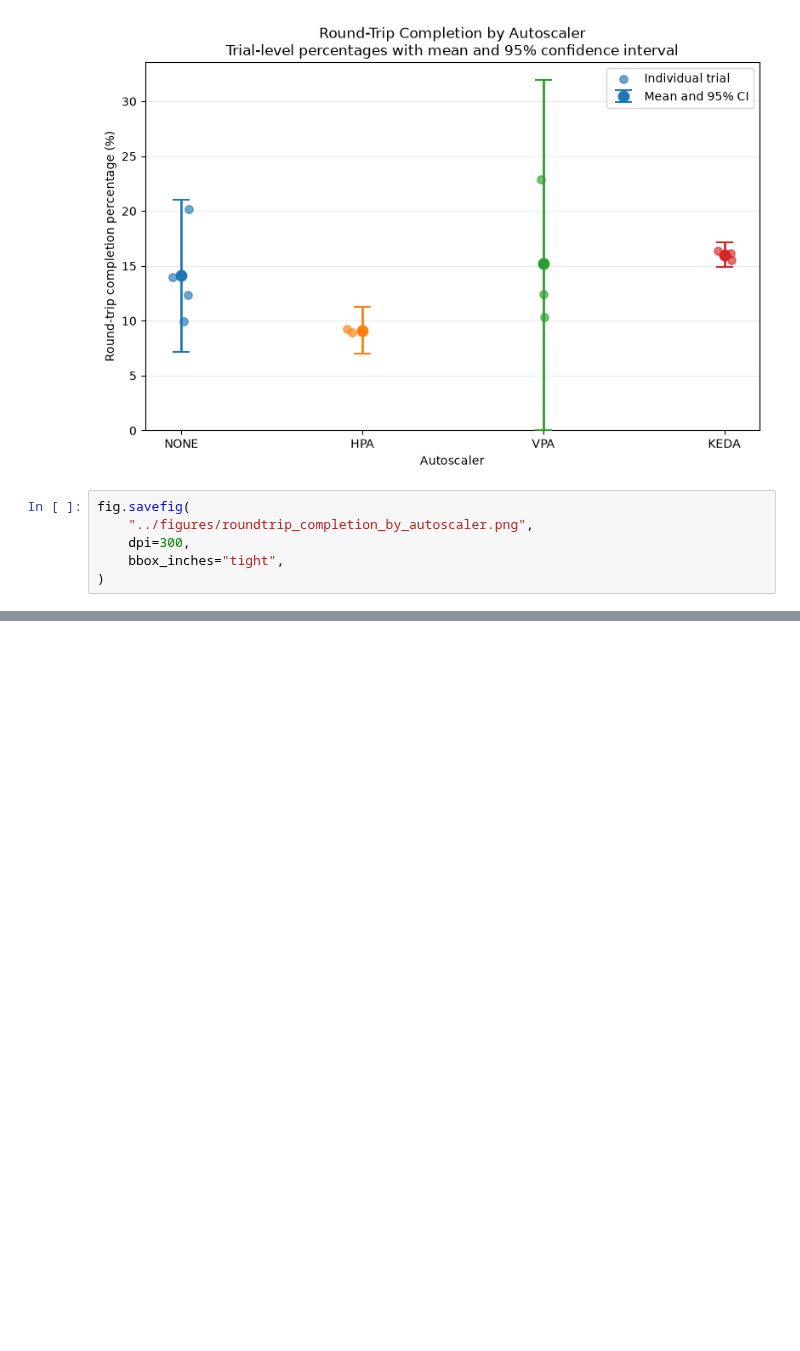
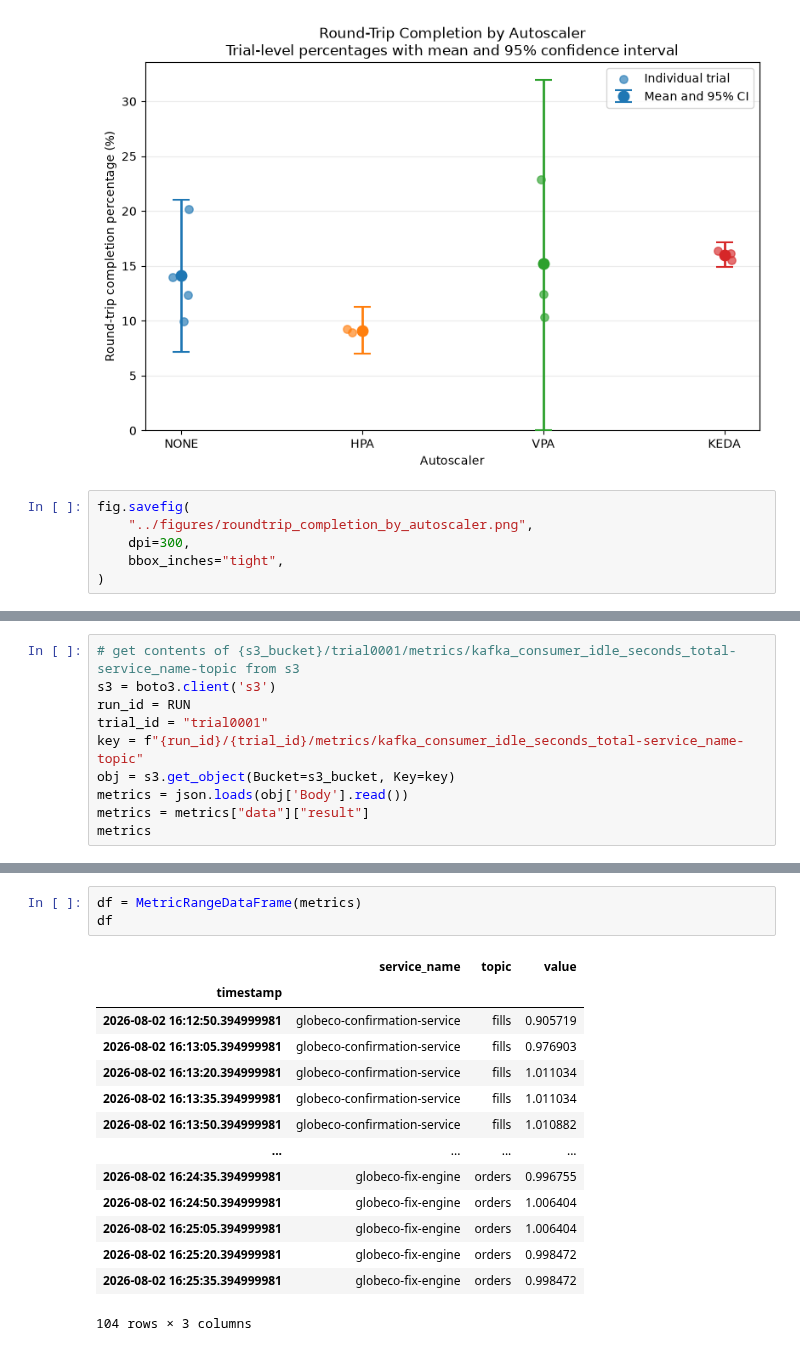
Before and after one commit to kasbench/kasbench-analysis, a Jupyter notebook: src/download_and_preprocess.ipynb, the cells around one changed output, grey strips where cells are left out. Cells and saved outputs as stored; diff of their text form; blank space fills up the shorter version.

```diff
--- a/src/download_and_preprocess.ipynb
+++ b/src/download_and_preprocess.ipynb
@@ -819,0 +902,10 @@ max_start = 0 days 08:39:49.401701
+# %%
+# get contents of {s3_bucket}/trial0001/metrics/kafka_consumer_idle_seconds_total-service_name-topic from s3
+s3 = boto3.client('s3')
+run_id = RUN
+trial_id = "trial0001"
+key = f"{run_id}/{trial_id}/metrics/kafka_consumer_idle_seconds_total-service_name-topic"
+obj = s3.get_object(Bucket=s3_bucket, Key=key)
+metrics = json.loads(obj['Body'].read())
+metrics = metrics["data"]["result"]
+metrics
@@ -819,0 +930,18 @@ max_start = 0 days 08:39:49.401701
+# %%
+df = MetricRangeDataFrame(metrics)
+df
+# %% [output]
+|  | service_name | topic | value |
+| timestamp |  |  |  |
+| 2026-08-02 16:12:50.394999981 | globeco-confirmation-service | fills | 0.905719 |
+| 2026-08-02 16:13:05.394999981 | globeco-confirmation-service | fills | 0.976903 |
+| 2026-08-02 16:13:20.394999981 | globeco-confirmation-service | fills | 1.011034 |
+| 2026-08-02 16:13:35.394999981 | globeco-confirmation-service | fills | 1.011034 |
+| 2026-08-02 16:13:50.394999981 | globeco-confirmation-service | fills | 1.010882 |
+| ... | ... | ... | ... |
+| 2026-08-02 16:24:35.394999981 | globeco-fix-engine | orders | 0.996755 |
+| 2026-08-02 16:24:50.394999981 | globeco-fix-engine | orders | 1.006404 |
+| 2026-08-02 16:25:05.394999981 | globeco-fix-engine | orders | 1.006404 |
+| 2026-08-02 16:25:20.394999981 | globeco-fix-engine | orders | 0.998472 |
+| 2026-08-02 16:25:35.394999981 | globeco-fix-engine | orders | 0.998472 |
+104 rows × 3 columns
```
Also changed, not shown: parts of 14 cells of this notebook, 2 other files.
